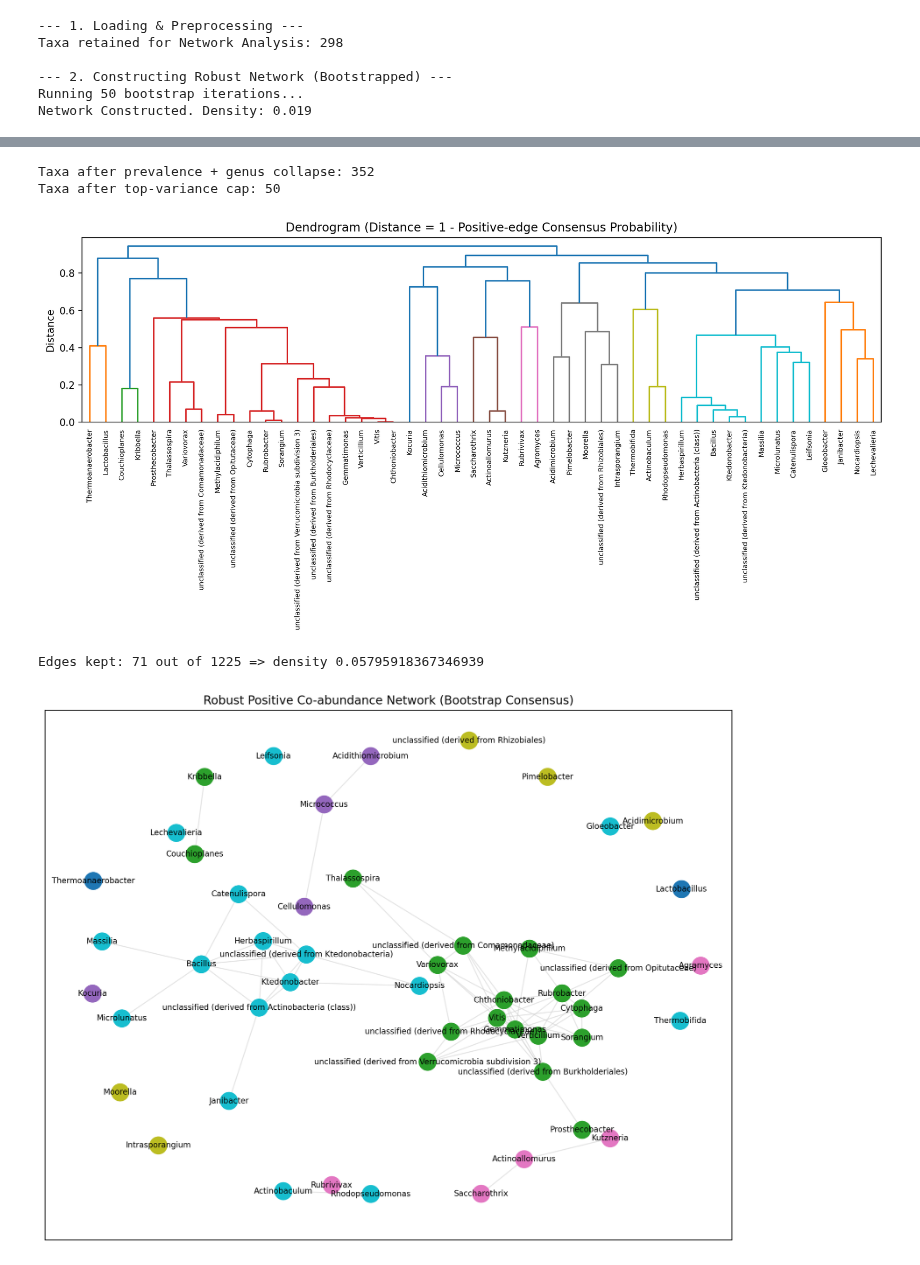
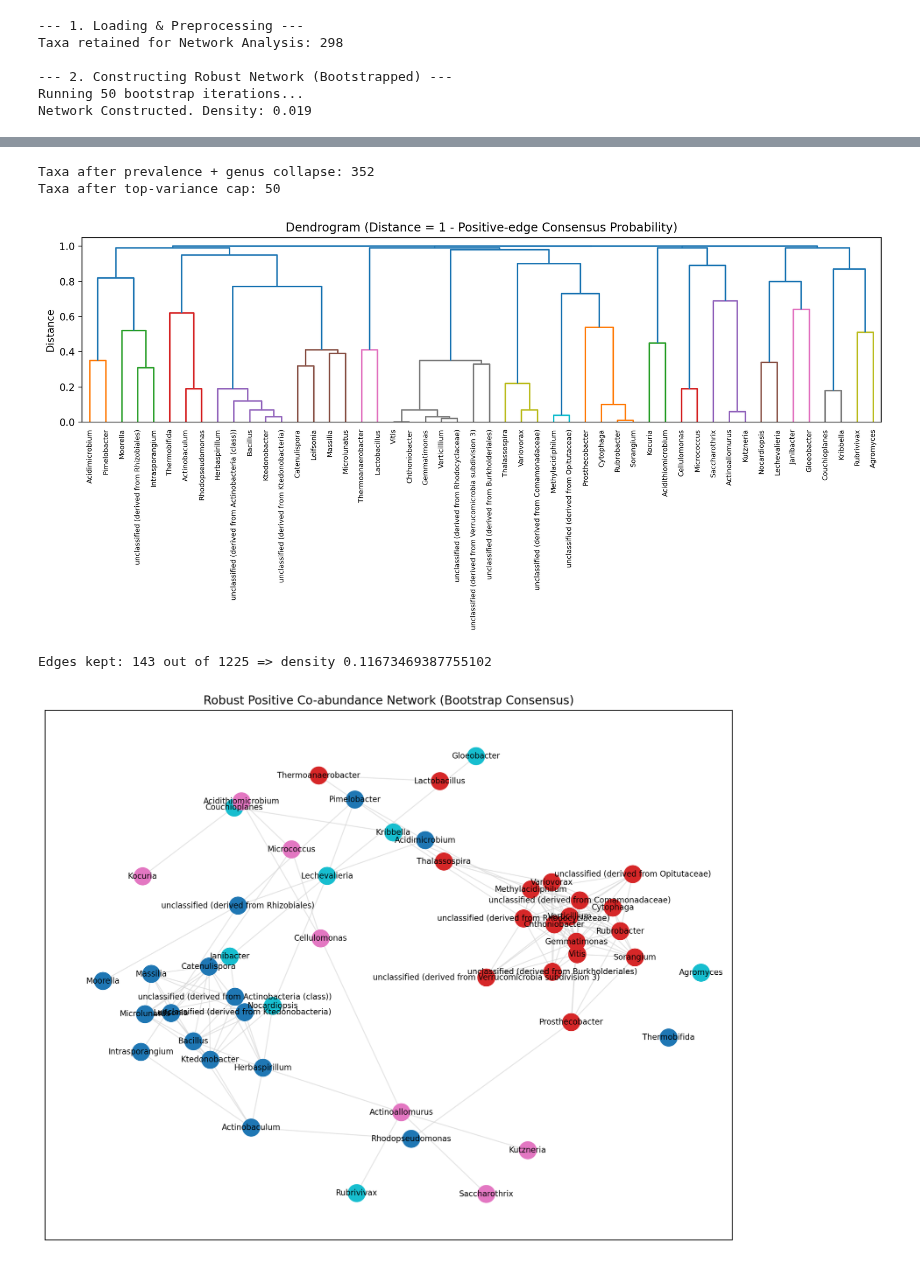
Before and after one commit to kayvinsoo7/HAALSI_work, a Jupyter notebook: mdscan-master/Pois_soil_MB1.ipynb, the cells around one changed output, grey strips where cells are left out. Cells and saved outputs as stored; diff of their text form; code cells hidden in the pictures.

```diff
--- a/mdscan-master/Pois_soil_MB1.ipynb
+++ b/mdscan-master/Pois_soil_MB1.ipynb
@@ -423,7 +433,7 @@ if use_topN and X_clr.shape[0] > topN:
 # ----------------------------
 n_boot = 100
 r_threshold = 0.5       # "strong positive correlation" definition
-consensus_keep = 0.7    # edge must appear in >=70% bootstraps to be kept
+consensus_keep = 0.5    # edge must appear in >=70% bootstraps to be kept
 
 taxa_names = X_clr.index.to_list()
 n_taxa = len(taxa_names)
@@ -451,7 +461,7 @@ np.fill_diagonal(consensus, 0)
 # ----------------------------
 dist = 1 - consensus
 dist_array = squareform(dist, checks=False)
-Z = linkage(dist_array, method='average')
+Z = linkage(dist_array, method='complete')
 
 plt.figure(figsize=(12, 6), dpi=200)
 dendrogram(Z, labels=taxa_names, leaf_rotation=90, leaf_font_size=7)
@@ -461,7 +471,7 @@ plt.tight_layout()
 plt.show()
 
 # choose number of modules (k) like your first code
-k = 6 if n_taxa >= 30 else max(2, int(np.ceil(n_taxa / 5)))
+k = 4 if n_taxa >= 30 else max(2, int(np.ceil(n_taxa / 5)))
 module_labels = fcluster(Z, k, criterion='maxclust')
 module_map = {taxa_names[i]: int(module_labels[i]) for i in range(n_taxa)}
 
@@ -497,33 +507,33 @@ nx.draw_networkx_edges(
     G, pos,
     edge_color="lightgray",
     alpha=0.6
 )
 
 # Draw nodes
 nx.draw_networkx_nodes(
     G, pos,
     node_color=node_modules,
     cmap=plt.cm.tab10,
     node_size=300
 )
 
 # Draw labels
 nx.draw_networkx_labels(
     G, pos,
     font_size=8
 )
 plt.title("Robust Positive Co-abundance Network (Bootstrap Consensus)")
 plt.tight_layout()
 plt.show()
 
 # ----------------------------
 # 8) Save module labels
 # ----------------------------
 # module_df = pd.DataFrame({"taxa": taxa_names, "module": node_modules})
 # module_df.to_csv("taxa_modules.csv", index=False)
 # %% [output]
 Taxa after prevalence + genus collapse: 352
 Taxa after top-variance cap: 50
-[figure, old version]
+[figure, new version]
-Edges kept: 71 out of 1225 => density 0.05795918367346939
+Edges kept: 143 out of 1225 => density 0.11673469387755102
-[figure, old version]
+[figure, new version]
```
Also changed, not shown: parts of 11 cells of this notebook, 3 other files.
